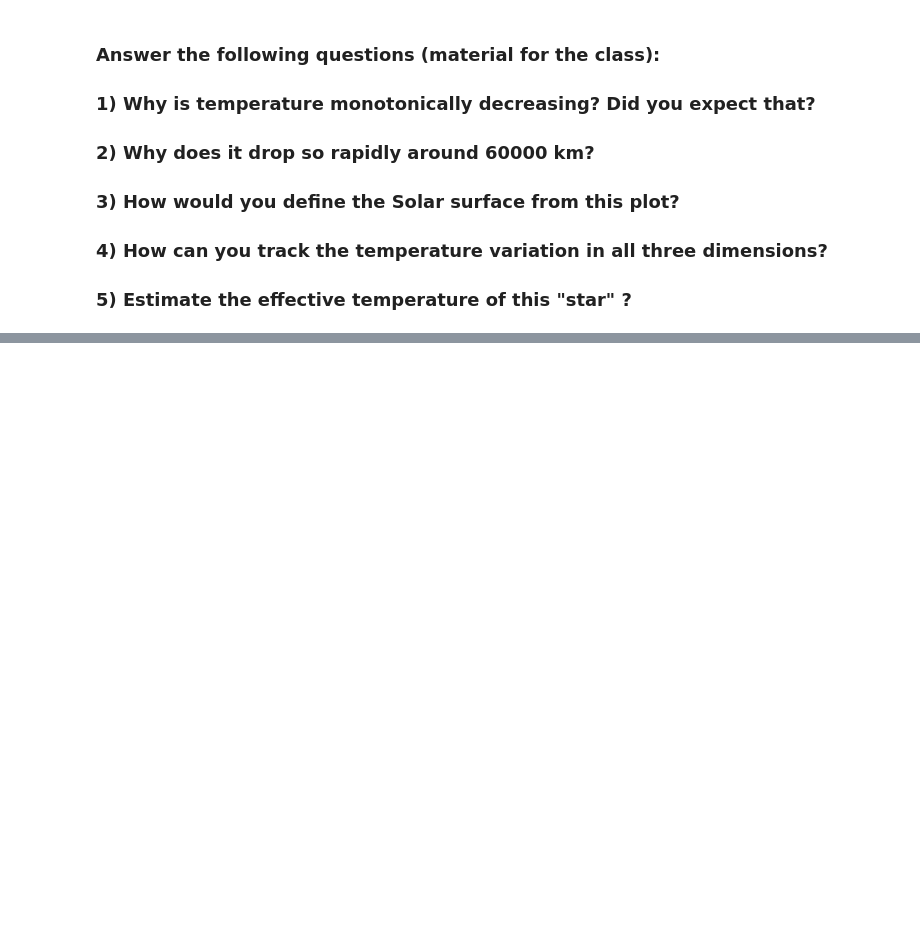
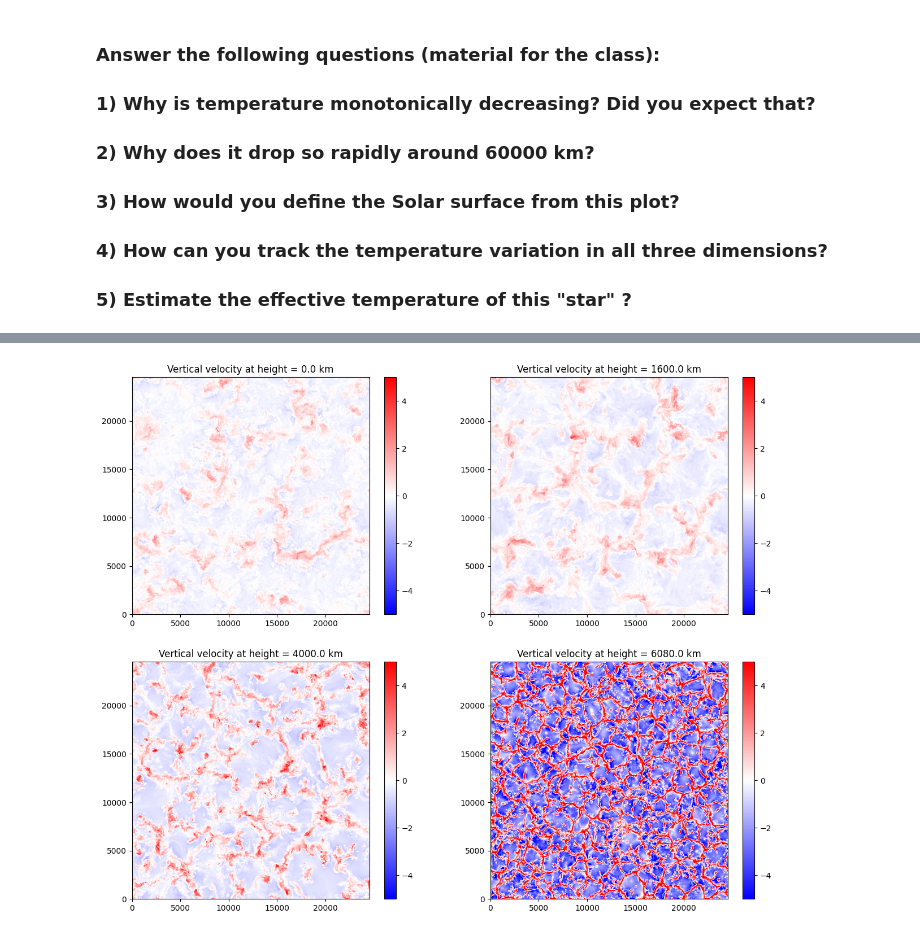
Before and after one commit to ivanzmilic/taipss, a Jupyter notebook: handson/handson6_convection_sim.ipynb, the cells around one changed output, grey strips where cells are left out. Cells and saved outputs as stored; diff of their text form; code cells hidden in the pictures; blank space fills up the shorter version.

```diff
--- a/handson/handson6_convection_sim.ipynb
+++ b/handson/handson6_convection_sim.ipynb
@@ -74,0 +103,13 @@ Text(0, 0.5, 'T [K]')
+# %%
+# Vertical velocity
+
+heights = [0, 100, 250, 380]
+plt.figure(figsize=[15,12])
+for i in range(0,4):
+    plt.subplot(2,2,i+1)
+    plt.imshow(atmos[5,:,:,heights[i]].T/-1E5, origin='lower', cmap = 'bwr', extent = [x[0],x[-1],y[0],y[-1]],vmin=-5,vmax=5)
+    plt.title("Vertical velocity at height = "+str(z[heights[i]])+ " km")
+    plt.colorbar()
+plt.savefig("velocities_muram.png")
+# %% [output]
+[figure, added]
```
Also changed, not shown: parts of 4 cells of this notebook.
